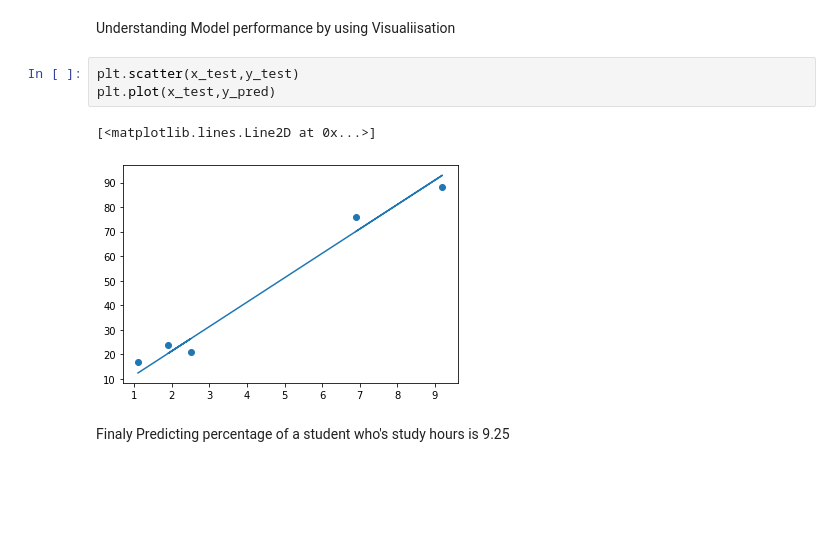
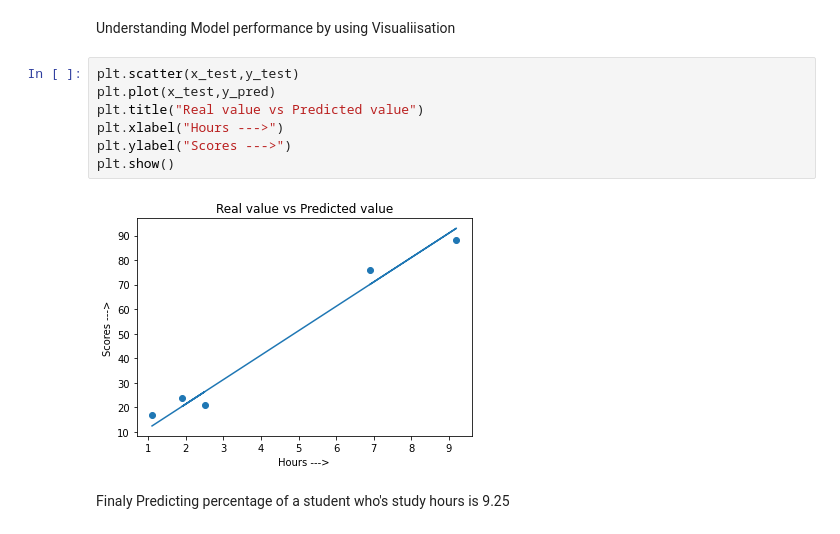
Before and after one commit to sarkarsachin57/The-Spark-Foundation-Internship-projects, a Jupyter notebook: TSF_GRIPJUNE21_TASK1.ipynb, the cells around one changed output. Saved outputs shown, nothing was run; the diff lists cells and outputs as text; blank space fills up the shorter version.

```diff
--- a/TSF_GRIPJUNE21_TASK1.ipynb
+++ b/TSF_GRIPJUNE21_TASK1.ipynb
@@ -132,9 +134,12 @@ Understanding Model performance by using Visualiisation
 # %%
 plt.scatter(x_test,y_test)
 plt.plot(x_test,y_pred)
+plt.title("Real value vs Predicted value")
+plt.xlabel("Hours --->")
+plt.ylabel("Scores --->")
+plt.show()
 # %% [output]
-[<matplotlib.lines.Line2D at 0x...>]
-[figure, old version]
+[figure, new version]
 # %% [markdown]
 Finaly Predicting percentage of a student who's study hours is 9.25
 # %%
```
Also changed, not shown: parts of 1 cell of this notebook.
